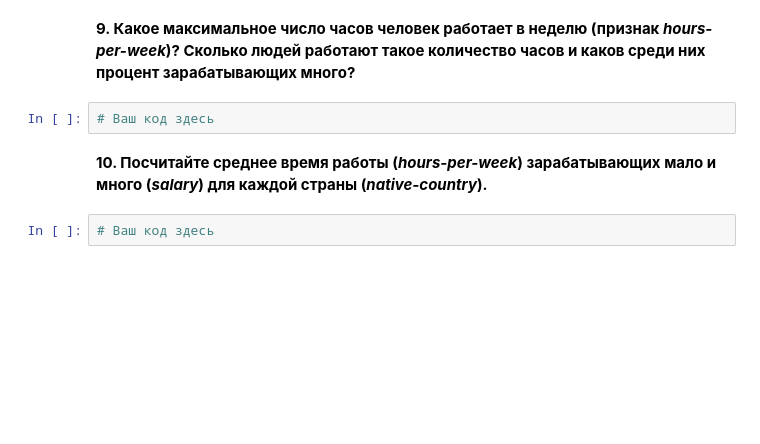
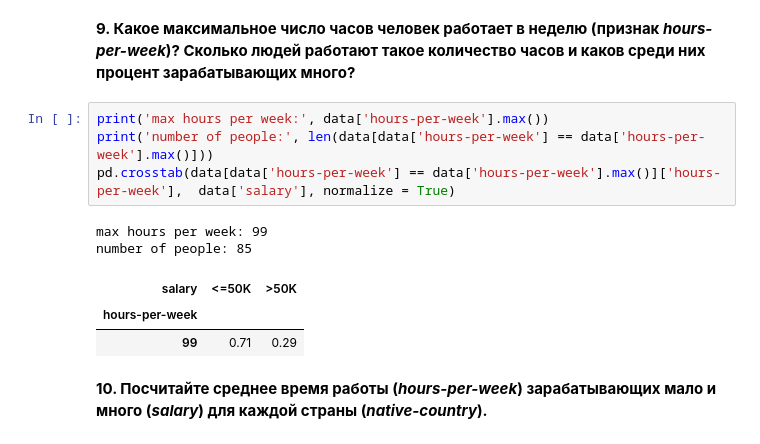
Before and after one commit to simon-torm/geekhub-ds-2020, a Jupyter notebook: HW3. Pandas/hw_pandas.ipynb, the cells around one changed output. Saved outputs shown, nothing was run; the diff lists cells and outputs as text; blank space fills up the shorter version.

```diff
--- a/HW3. Pandas/hw_pandas.ipynb
+++ b/HW3. Pandas/hw_pandas.ipynb
@@ -90,8 +155,14 @@ memory usage: 2.6+ MB
 # %% [markdown]
 **9. Какое максимальное число часов человек работает в неделю (признак *hours-per-week*)? Сколько людей работают такое количество часов и каков среди них процент зарабатывающих много?**
-# %%
-# Ваш код здесь
+# %%
+print('max hours per week:', data['hours-per-week'].max())
+print('number of people:', len(data[data['hours-per-week'] == data['hours-per-week'].max()]))
+pd.crosstab(data[data['hours-per-week'] == data['hours-per-week'].max()]['hours-per-week'],  data['salary'], normalize = True)
+# %% [output]
+max hours per week: 99
+number of people: 85
+| salary | <=50K | >50K |
+| hours-per-week |  |  |
+| 99 | 0.71 | 0.29 |
 # %% [markdown]
 **10. Посчитайте среднее время работы (*hours-per-week*) зарабатывающих мало и много (*salary*) для каждой страны (*native-country*).**
-# %%
-# Ваш код здесь
```
Also changed, not shown: parts of 19 cells of this notebook.
